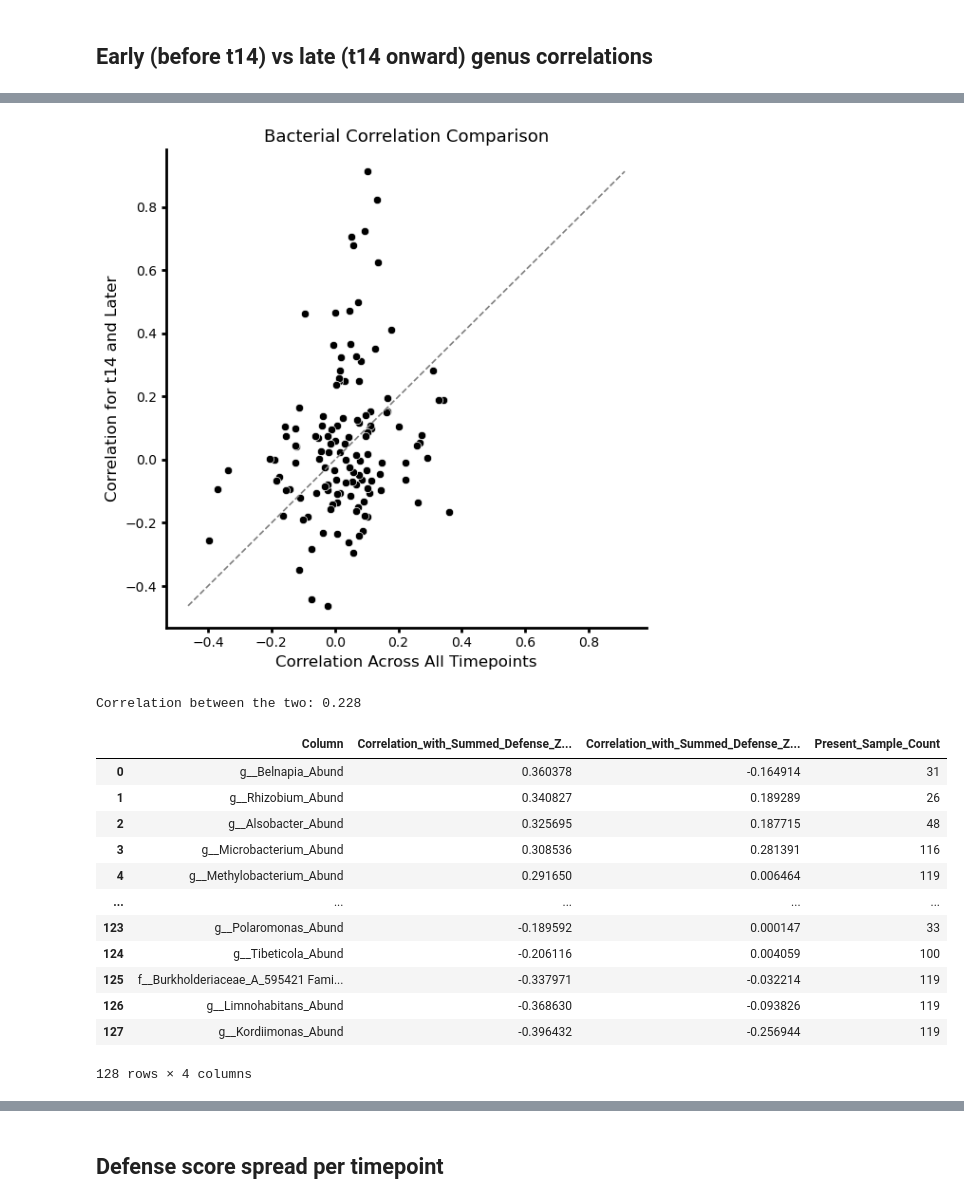
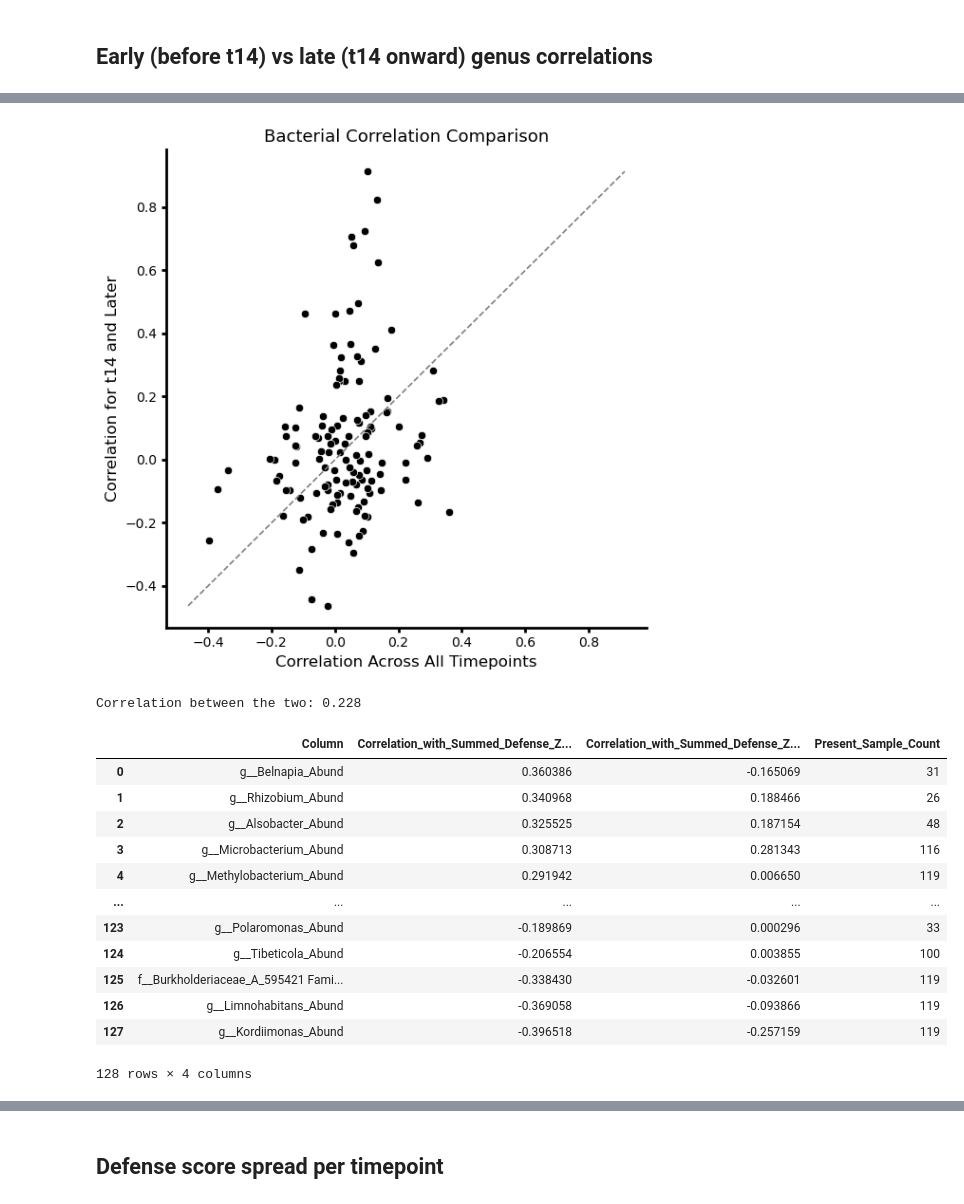
Before and after one commit to mikepassal/Outdoor_microbiome, a Jupyter notebook: Recall_genera_update_paper_results/defense_score_vs_bacterial_load_within_sample.ipynb, the cells around one changed output, grey strips where cells are left out. Cells and saved outputs as stored; diff of their text form; code cells hidden in the pictures.

```diff
--- a/Recall_genera_update_paper_results/defense_score_vs_bacterial_load_within_sample.ipynb
+++ b/Recall_genera_update_paper_results/defense_score_vs_bacterial_load_within_sample.ipynb
@@ -48,6 +48,11 @@ double_duplicates = (
     .drop_duplicates(subset="sampID", keep="first")
 )
 trimmed_metadata = trimmed_metadata.drop(index=double_duplicates.index)
+### Drop failed libraries with too few reads (e.g. LIC162 has 66 total reads)
+min_total_reads = 250_000
+low_read_samples = trimmed_metadata.index[trimmed_metadata["Total Reads"] < min_total_reads]
+trimmed_metadata = trimmed_metadata.drop(index=low_read_samples)
+print(f"Dropped {len(low_read_samples)} transcriptomes with < {min_total_reads:,} total reads")
 trimmed_transcriptome = transcriptome.loc[trimmed_metadata.index]
 
 long_term_transcriptome = trimmed_transcriptome.loc[
@@ -621,7 +627,11 @@ def plot_correlation_comparison(period_df, suffix, ylabel, title):
         ["Column", "Correlation_with_Summed_Defense_Z_Score"]
     ].merge(
         period_df[
-            ["Column", "Correlation_with_Summed_Defense_Z_Score", "Present_Sample_Count"]
+            [
+                "Column",
+                "Correlation_with_Summed_Defense_Z_Score",
+                "Present_Sample_Count",
+            ]
         ],
         on="Column",
         suffixes=("_All_Timepoints", suffix),
@@ -642,45 +652,47 @@ def plot_correlation_comparison(period_df, suffix, ylabel, title):
         linestyle="dashed",
         color="gray",
         linewidth=1.2,
     )
     plt.xlabel("Correlation Across All Timepoints", fontsize=12)
     plt.ylabel(ylabel, fontsize=12)
     plt.title(title, fontsize=13)
     sns.despine()
     ax.spines["bottom"].set_color("black")
     ax.spines["bottom"].set_linewidth(2)
     ax.spines["left"].set_color("black")
     ax.spines["left"].set_linewidth(2)
     ax.tick_params(axis="both", width=2, labelsize=10)
     plt.tight_layout()
     plt.show()
 
-    print(f"Correlation between the two: {comparison_df[x_col].corr(comparison_df[y_col]):.3f}")
+    print(
+        f"Correlation between the two: {comparison_df[x_col].corr(comparison_df[y_col]):.3f}"
+    )
     return comparison_df
 
 
 correlation_comparison_df = plot_correlation_comparison(
     correlation_df_t14_onward,
     "_T14_Onward",
     "Correlation for t14 and Later",
     "Bacterial Correlation Comparison",
 )
 correlation_comparison_df
 # %% [output]
 [figure]
 Correlation between the two: 0.228
 |  | Column | Correlation_with_Summed_Defense_Z... | Correlation_with_Summed_Defense_Z... | Present_Sample_Count |
-| 0 | g__Belnapia_Abund | 0.360378 | -0.164914 | 31 |
-| 1 | g__Rhizobium_Abund | 0.340827 | 0.189289 | 26 |
-| 2 | g__Alsobacter_Abund | 0.325695 | 0.187715 | 48 |
-| 3 | g__Microbacterium_Abund | 0.308536 | 0.281391 | 116 |
-| 4 | g__Methylobacterium_Abund | 0.291650 | 0.006464 | 119 |
+| 0 | g__Belnapia_Abund | 0.360386 | -0.165069 | 31 |
+| 1 | g__Rhizobium_Abund | 0.340968 | 0.188466 | 26 |
+| 2 | g__Alsobacter_Abund | 0.325525 | 0.187154 | 48 |
+| 3 | g__Microbacterium_Abund | 0.308713 | 0.281343 | 116 |
+| 4 | g__Methylobacterium_Abund | 0.291942 | 0.006650 | 119 |
 | ... | ... | ... | ... | ... |
-| 123 | g__Polaromonas_Abund | -0.189592 | 0.000147 | 33 |
-| 124 | g__Tibeticola_Abund | -0.206116 | 0.004059 | 100 |
-| 125 | f__Burkholderiaceae_A_595421 Fami... | -0.337971 | -0.032214 | 119 |
-| 126 | g__Limnohabitans_Abund | -0.368630 | -0.093826 | 119 |
-| 127 | g__Kordiimonas_Abund | -0.396432 | -0.256944 | 119 |
+| 123 | g__Polaromonas_Abund | -0.189869 | 0.000296 | 33 |
+| 124 | g__Tibeticola_Abund | -0.206554 | 0.003855 | 100 |
+| 125 | f__Burkholderiaceae_A_595421 Fami... | -0.338430 | -0.032601 | 119 |
+| 126 | g__Limnohabitans_Abund | -0.369058 | -0.093866 | 119 |
+| 127 | g__Kordiimonas_Abund | -0.396518 | -0.257159 | 119 |
 128 rows × 4 columns
 # %%
 correlation_comparison_pre_t14_df = plot_correlation_comparison(
```
Also changed, not shown: parts of 8 cells of this notebook, 17 other files.
